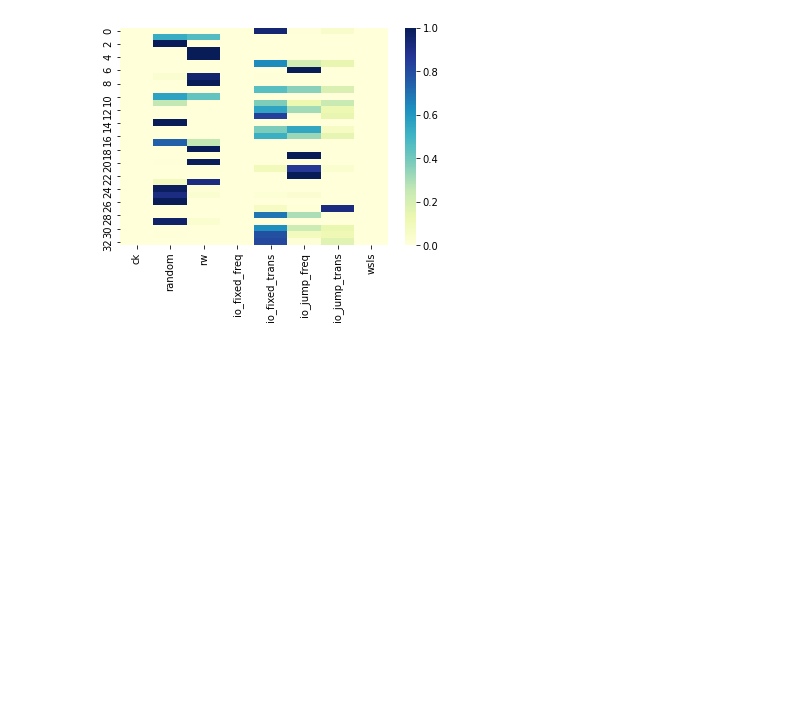
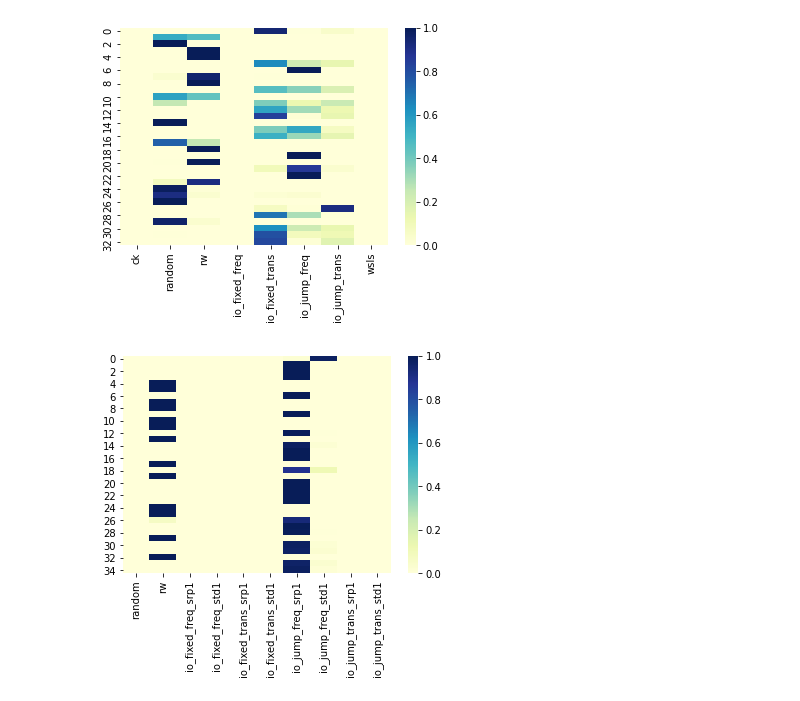
Before and after one commit to syzhang/tsl_hbi, a Jupyter notebook: vba/plot_dev.ipynb, the cells around one changed output. Cells and saved outputs as stored; diff of their text form; code cells hidden in the pictures; blank space fills up the shorter version.

```diff
--- a/vba/plot_dev.ipynb
+++ b/vba/plot_dev.ipynb
@@ -33,7 +44,10 @@ def plot_subject(input_csv):
     df.columns = df.columns.str.replace('subjects_','')
     g = sns.heatmap(df, cmap="YlGnBu", vmin=0, vmax=1)
     fname = input_csv.split('/')[-1].split('.')[0]
-    plt.savefig('./figs/'+fname+'.pdf')
+    if 'rt' in input_csv:
+        plt.savefig('./figs_rt/'+fname+'_rt.pdf',bbox_inches = 'tight')
+    else:
+        plt.savefig('./figs/'+fname+'.pdf',bbox_inches = 'tight')
 # %%
 plot_subject('./output/fmri_subject.csv')
 # %% [output]
@@ -42,3 +56,7 @@ plot_subject('./output/fmri_subject.csv')
 plot_subject('./output/practice_subject.csv')
 # %% [output]
 [figure]
+# %%
+plot_subject('./output_rt/fmri_subject.csv')
+# %% [output]
+[figure, added]
```
Also changed, not shown: parts of 7 cells of this notebook, 22 other files.
